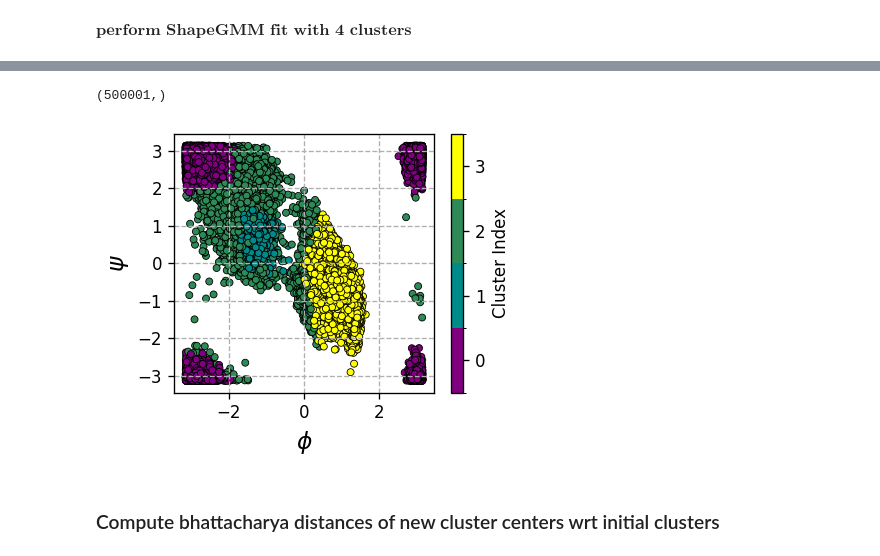
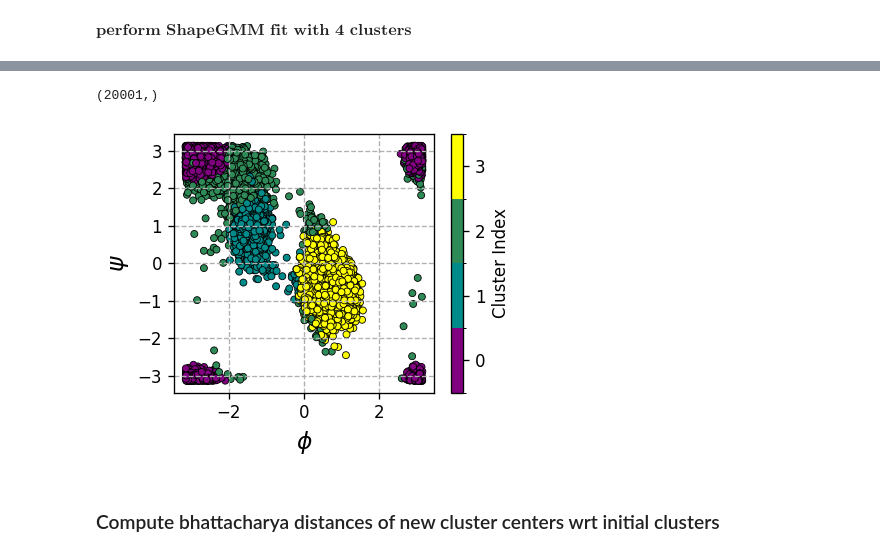
Before and after one commit to hocky-research-group/ShapeGMM_tutorial_2025, a Jupyter notebook: analyze_data/Part3_Cluster_Metad.ipynb, the cells around one changed output, grey strips where cells are left out. Saved outputs shown, nothing was run; the diff lists cells and outputs as text; code cells hidden in the pictures.

```diff
--- a/analyze_data/Part3_Cluster_Metad.ipynb
+++ b/analyze_data/Part3_Cluster_Metad.ipynb
@@ -71,8 +65,9 @@ print(short_traj.shape)
 # %% [markdown]
 ### load COLVAR data as well
 # %%
-ld1, phi, psi, meta_rbias = np.loadtxt(data_path+"/COLVAR", usecols=(1,2,3,5), unpack=True)  # every 1 ps
+ld1, phi, psi, meta_rbias = np.loadtxt(glob(os.path.join(data_path,"alaA*.cv.dat"))[0], usecols=(1,2,3,5), unpack=True)
 kt = 0.596161
 
 wgts = np.exp(meta_rbias/kt)
 wgts /= np.sum(wgts)
+print(wgts.shape)
@@ -129,8 +125,14 @@ plot_log_likelihood_with_dd(ax, cluster_array, train, cv, fontsize=12, ylabel1=T
 $\textbf{perform ShapeGMM fit with 3 clusters}$
 # %%
 %%time
-wsgmm3_bias = sgmm_fit_with_attempts(short_traj, 3, 15, init_component_method='kmeans++', frame_weights=wgts[::4], device=device, dtype=torch.float64)
 
-with open('wsgmm3_bias.pickle', 'wb') as fo:
-    pickle.dump(wsgmm3_bias, fo)
+wsgmm3_file = os.path.join(output_folder,'wsgmm3_bias.pickle')
+if os.path.exists(wsgmm3_file) and regenerate is False:
+    with open(wsgmm3_file, 'rb') as fo:
+        pickle.load(fo)
+else:
+    wsgmm3_bias = sgmm_fit_with_attempts(trajData, 3, 15, init_component_method='kmeans++', frame_weights=wgts, device=device, dtype=torch.float64)
+
+    with open(wsgmm3_file, 'wb') as fo:
+        pickle.dump(wsgmm3_bias, fo)
 # %% [output]
@@ -154,7 +141,4 @@ Wall time: 1min 31s
 # %%
-with open('wsgmm3_bias.pickle', 'rb') as fo:
-    wsgmm3_bias = pickle.load(fo)
-
 # predict
 comp_ids_bias_3state = wsgmm3_bias.predict(trajData)
 print(comp_ids_bias_3state.shape)
@@ -182,8 +166,14 @@ cbar.set_label('Cluster Index')
 $\textbf{perform ShapeGMM fit with 4 clusters}$
 # %%
 %%time
-wsgmm4_bias = sgmm_fit_with_attempts(short_traj, 4, 15, init_component_method='kmeans++', frame_weights=wgts[::4], device=device, dtype=torch.float64)
 
-with open('wsgmm4_bias.pickle', 'wb') as fo:
-    pickle.dump(wsgmm4_bias, fo)
+wsgmm4_file = os.path.join(output_folder,'wsgmm4_bias.pickle')
+if os.path.exists(wsgmm4_file) and regenerate is False:
+    with open(wsgmm4_file, 'rb') as fo:
+        wsgmm4_bias = pickle.load(fo)
+else:
+    wsgmm4_bias = sgmm_fit_with_attempts(short_traj, 4, 15, init_component_method='kmeans++', frame_weights=wgts, device=device, dtype=torch.float64)
+
+    with open(wsgmm4_file, 'wb') as fo:
+        pickle.dump(wsgmm4_bias, fo)
 # %% [output]
@@ -207,30 +182,27 @@ Wall time: 1min 51s
 # %%
-with open('wsgmm4_bias.pickle', 'rb')as fo:
-    wsgmm4_bias = pickle.load(fo)
-
 # predict
 comp_ids_bias_4state = wsgmm4_bias.predict(trajData)
 print(comp_ids_bias_4state.shape)
 # %% [output]
-(500001,)
+(20001,)
 # %%
 from matplotlib.colors import ListedColormap, BoundaryNorm
 
 colors = ['purple', 'darkcyan', 'seagreen', 'yellow']
 cluster_boundaries = [0, 1, 2, 3, 4]  # You need one more boundary than the number of colors
 cmap = ListedColormap(colors)
 norm = BoundaryNorm(cluster_boundaries, cmap.N)
 
 plt.figure(figsize=(3.5,2.8), dpi=120)
 plt.xlabel("$\phi$", fontsize=14)
 plt.ylabel("$\psi$", fontsize=14)
 plt.grid(axis='both', which='major', linestyle='--',)
-im = plt.scatter(phi, psi, c=comp_ids_bias_4state[::5], marker='.', cmap=cmap, norm=norm, edgecolor='k', s=70, linewidths=0.5)
+im = plt.scatter(phi, psi, c=comp_ids_bias_4state, marker='.', cmap=cmap, norm=norm, edgecolor='k', s=70, linewidths=0.5)
 cbar = plt.colorbar(im, ticks=np.arange(0.5, 4, 1))
 cbar.set_ticklabels(np.arange(4))
 cbar.set_label('Cluster Index')
 # %% [output]
-[figure, old version]
+[figure, new version]
 # %% [markdown]
 ### Compute bhattacharya distances of new cluster centers wrt initial clusters
 # %%
```
Also changed, not shown: parts of 23 cells of this notebook.
